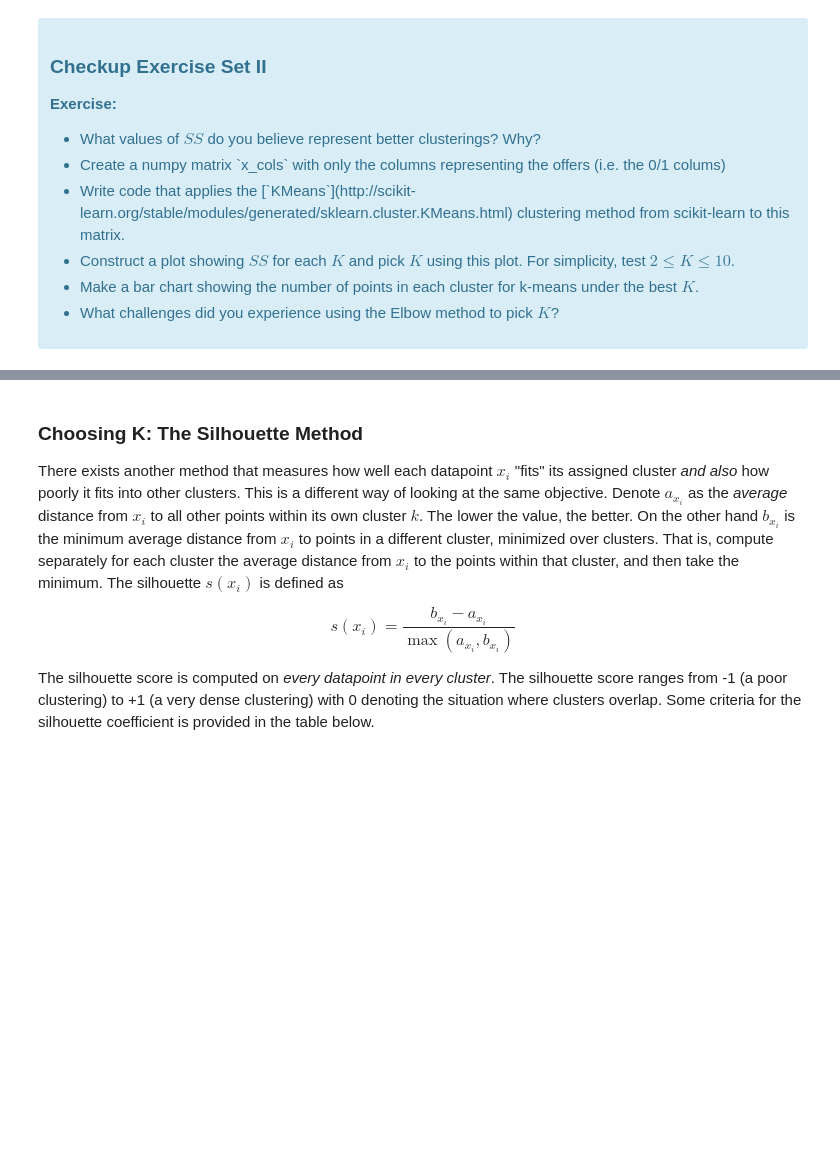
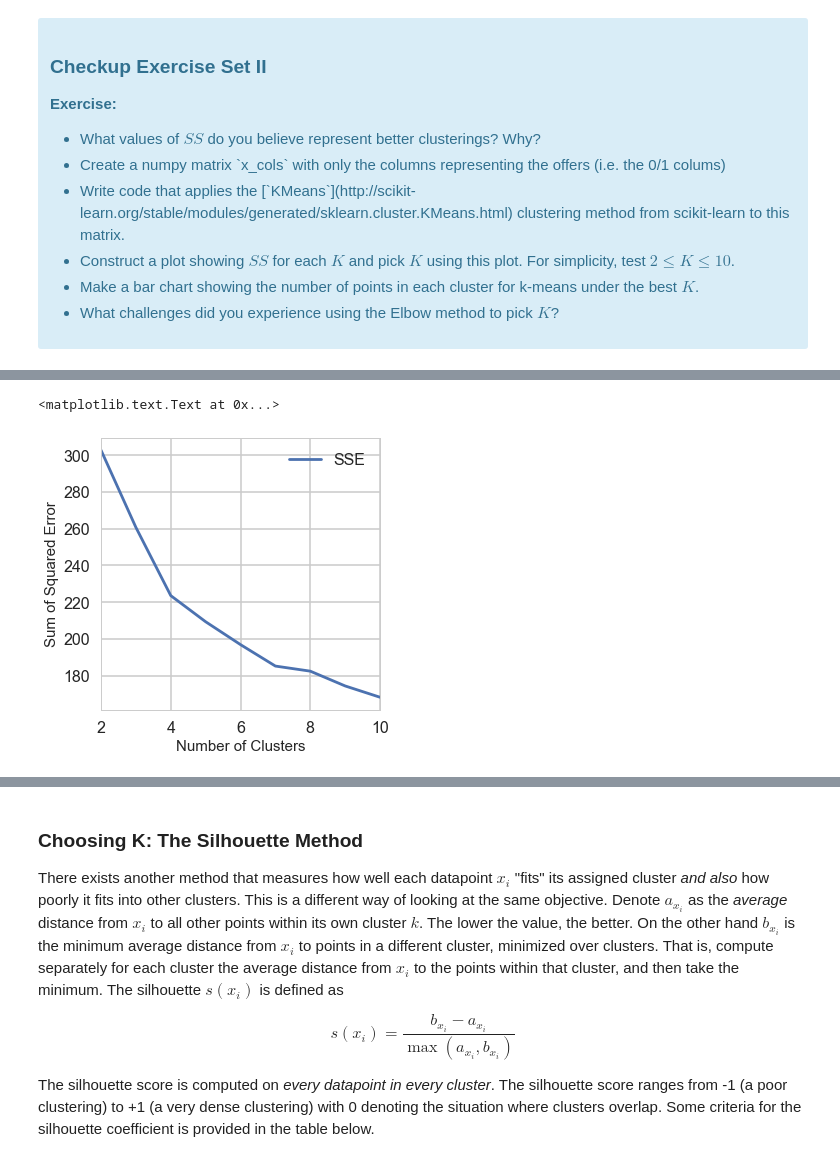
Before and after one commit to keangcheang/Springboard_exercise, a Jupyter notebook: ML_project/clustering/Mini_Project_Clustering.ipynb, the cells around one changed output, grey strips where cells are left out. Cells and saved outputs as stored; diff of their text form; code cells hidden in the pictures; blank space fills up the shorter version.

```diff
--- a/ML_project/clustering/Mini_Project_Clustering.ipynb
+++ b/ML_project/clustering/Mini_Project_Clustering.ipynb
@@ -132,0 +110,9 @@ where $x_i$ is a point, $C_k$ represents cluster $k$ and $\mu_k$ is the centroid
+# %%
+from sklearn.cluster import KMeans
+#Create a numpy matrix:
+x_column= pivot_df[pivot_df.columns[:]]
+
+# using scikit-learn KMeans:
+cluster=KMeans(random_state=20)
+pivot_df['cluster'] = cluster.fit_predict(x_column)
+pivot_df.head(10)
@@ -132,0 +133,17 @@ where $x_i$ is a point, $C_k$ represents cluster $k$ and $\mu_k$ is the centroid
+# %%
+#Construct a plot showing SS for each K and pick K using this plot. For simplicity, test 2≤K≤10
+a={}
+for k in range(2, 11):
+    cluster=KMeans(n_clusters=k, random_state=20)
+    result=cluster.fit(x_column)
+    a[k]= result.inertia_
+# %%
+inertia_df=pd.DataFrame(list(a.items()), columns=['K', 'SSE'])
+# %%
+plt.rcParams["figure.figsize"]=(5,5)
+inertia_df.plot(x='K', y="SSE")
+plt.xlabel("Number of Clusters", size=15)
+plt.ylabel("Sum of Squared Error", size=15)
+# %% [output]
+<matplotlib.text.Text at 0x...>
+[figure, added]
```
Also changed, not shown: parts of 22 cells of this notebook.
